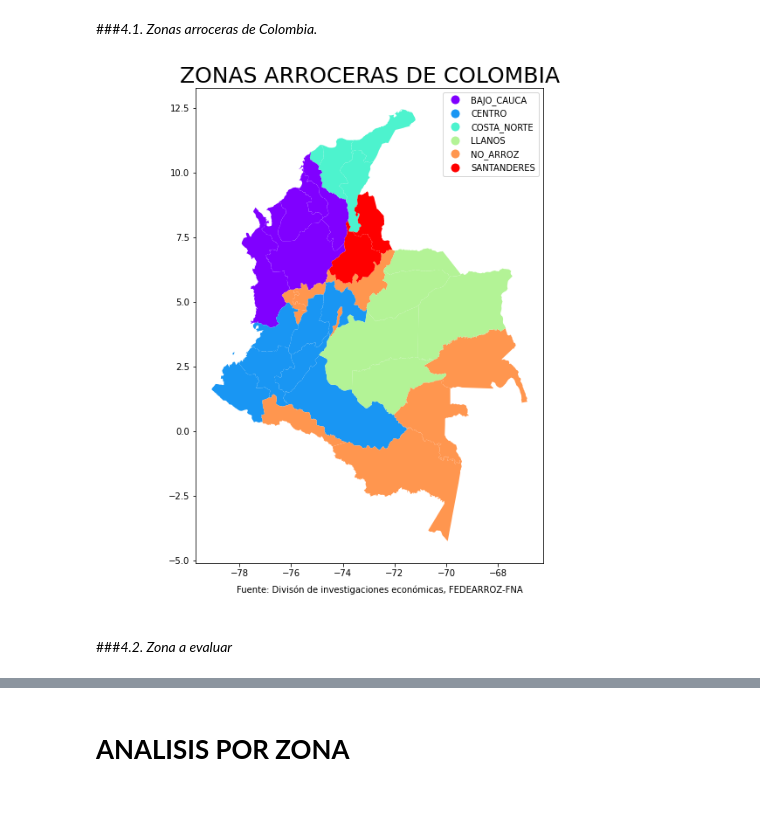
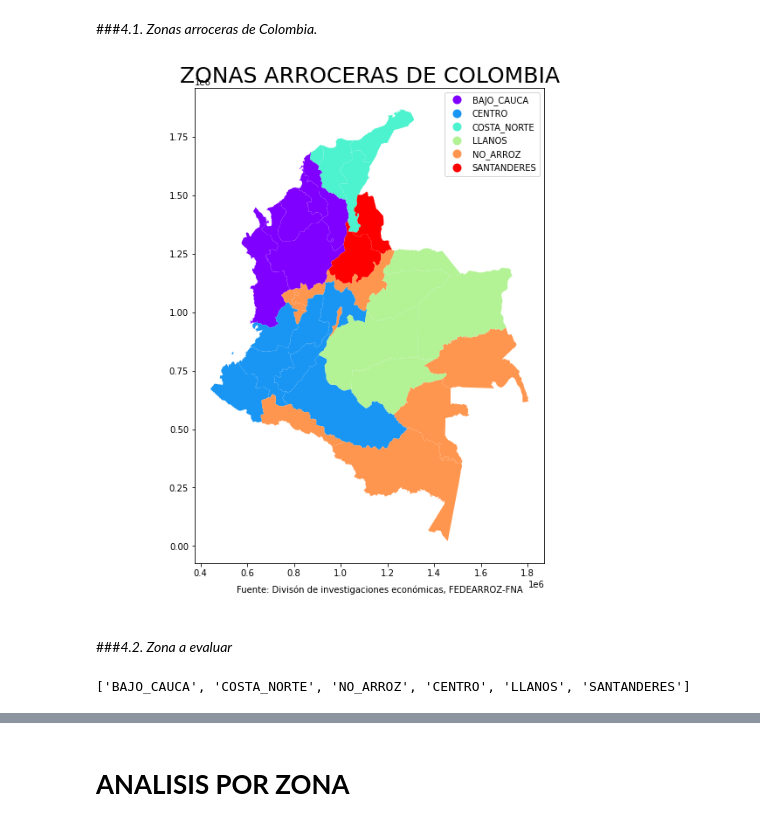
Before and after one commit to jdgomezmo/ENAM, a Jupyter notebook: Evaluación_ENAM_v1.ipynb, the cells around one changed output, grey strips where cells are left out. Drawn from its saved outputs; the diff is of its cells as text; code cells hidden in the pictures.

Commit message:
Se actulizo .shp desde Github para maspas y se coloco celda de prueba Ricardo

```diff
--- a/Evaluación_ENAM_v1.ipynb
+++ b/Evaluación_ENAM_v1.ipynb
@@ -148,19 +127,24 @@ shp_file.to_file('depto.geojson', driver='GeoJSON')
 # %% [markdown]
 ###*4.1. Zonas arroceras de Colombia.*
 # %%
-zonas_pre = gpd.read_file("depto.shp")
+zonas_pre = gpd.read_file("https://raw.githubusercontent.com/jdgomezmo/ENAM/main/DATA/depto.geojson")
 zonas_pre.set_index('NOMBRE_DPT')
 zonas = zonas_pre.drop([32])
 zonas = zonas.to_crs(epsg=4326)
 fig1, ax = plt.subplots(figsize=(20, 10))
 zonas.plot(column='ZONA_ARROZ', ax=ax, cmap='rainbow', linewidth=0.8, categorical=True, legend=True);
 ax.axis('scaled');
 ax.set_title('ZONAS ARROCERAS DE COLOMBIA', fontdict={'fontsize': '25', 'fontweight' : '3'});
 ax.annotate('Fuente: Divisón de investigaciones económicas, FEDEARROZ-FNA',xy=(0.3, 0.06),  xycoords='figure fraction', horizontalalignment='left', verticalalignment='top', fontsize=10, color='black');
 # %% [output]
-[figure, old version]
+[figure, new version]
 # %% [markdown]
 ###*4.2. Zona a evaluar*
+# %%
+### ZONAS
+list(zonas['ZONA_ARROZ'].unique())
+# %% [output]
+['BAJO_CAUCA', 'COSTA_NORTE', 'NO_ARROZ', 'CENTRO', 'LLANOS', 'SANTANDERES']
 # %%
 def zona_evaluada(zone):
   zona = zonas[zonas['ZONA_ARROZ'] == zone]
```
Also changed, not shown: parts of 5 cells of this notebook.
